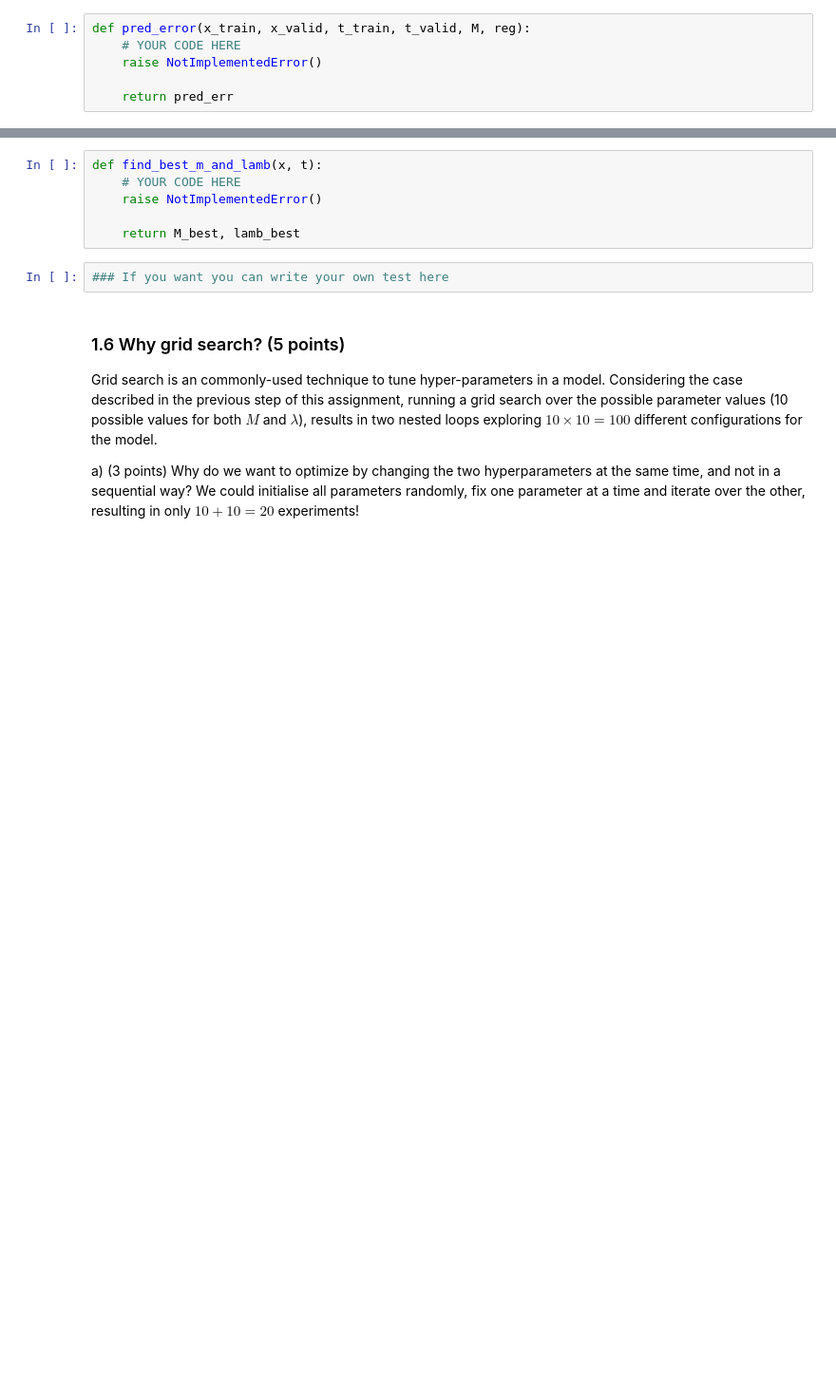
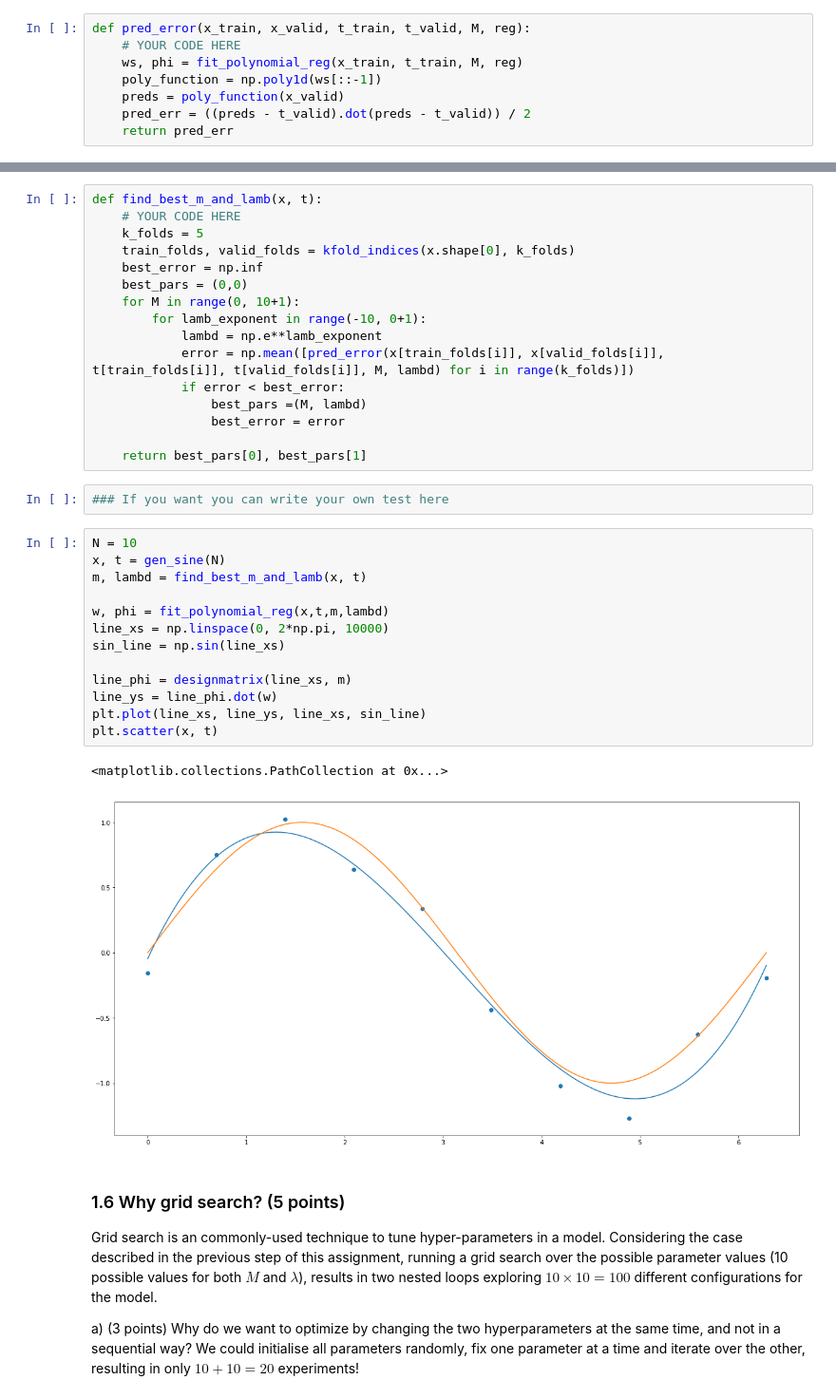
Before and after one commit to sheridavandenbent/ml1_labs, a Jupyter notebook: 10428461_12278327_lab1.ipynb, the cells around one changed output, grey strips where cells are left out. Shown: that part at 95% size. Saved outputs shown, nothing was run; the diff lists cells and outputs as text; blank space fills up the shorter version.

```diff
--- a/10428461_12278327_lab1.ipynb
+++ b/10428461_12278327_lab1.ipynb
@@ -267,8 +295,10 @@ a) (5 points) First of all, write a method `pred_error(x_train, x_valid, t_train
 # %%
 def pred_error(x_train, x_valid, t_train, t_valid, M, reg):
     # YOUR CODE HERE
-    raise NotImplementedError()
-
+    ws, phi = fit_polynomial_reg(x_train, t_train, M, reg)
+    poly_function = np.poly1d(ws[::-1])
+    preds = poly_function(x_valid)
+    pred_err = ((preds - t_valid).dot(preds - t_valid)) / 2
     return pred_err
 # %%
 ### Test your function
@@ -294,14 +324,40 @@ def kfold_indices(N, k):
         valid_folds.append(valid_indices)
         train_folds.append(np.setdiff1d(all_indices, valid_indices))
     return train_folds, valid_folds
-# %%
-def find_best_m_and_lamb(x, t):
-    # YOUR CODE HERE
-    raise NotImplementedError()
-
-    return M_best, lamb_best
+# %%
+def find_best_m_and_lamb(x, t):
+    # YOUR CODE HERE
+    k_folds = 5
+    train_folds, valid_folds = kfold_indices(x.shape[0], k_folds)
+    best_error = np.inf
+    best_pars = (0,0)
+    for M in range(0, 10+1):
+        for lamb_exponent in range(-10, 0+1):
+            lambd = np.e**lamb_exponent
+            error = np.mean([pred_error(x[train_folds[i]], x[valid_folds[i]], t[train_folds[i]], t[valid_folds[i]], M, lambd) for i in range(k_folds)])
+            if error < best_error:
+                best_pars =(M, lambd)
+                best_error = error
+
+    return best_pars[0], best_pars[1]
 # %%
 ### If you want you can write your own test here
+# %%
+N = 10
+x, t = gen_sine(N)
+m, lambd = find_best_m_and_lamb(x, t)
+
+w, phi = fit_polynomial_reg(x,t,m,lambd)
+line_xs = np.linspace(0, 2*np.pi, 10000)
+sin_line = np.sin(line_xs)
+
+line_phi = designmatrix(line_xs, m)
+line_ys = line_phi.dot(w)
+plt.plot(line_xs, line_ys, line_xs, sin_line)
+plt.scatter(x, t)
+# %% [output]
+<matplotlib.collections.PathCollection at 0x...>
+[figure, added]
 # %% [markdown]
 ### 1.6 Why grid search? (5 points)
 
```
Also changed, not shown: parts of 14 cells of this notebook.
